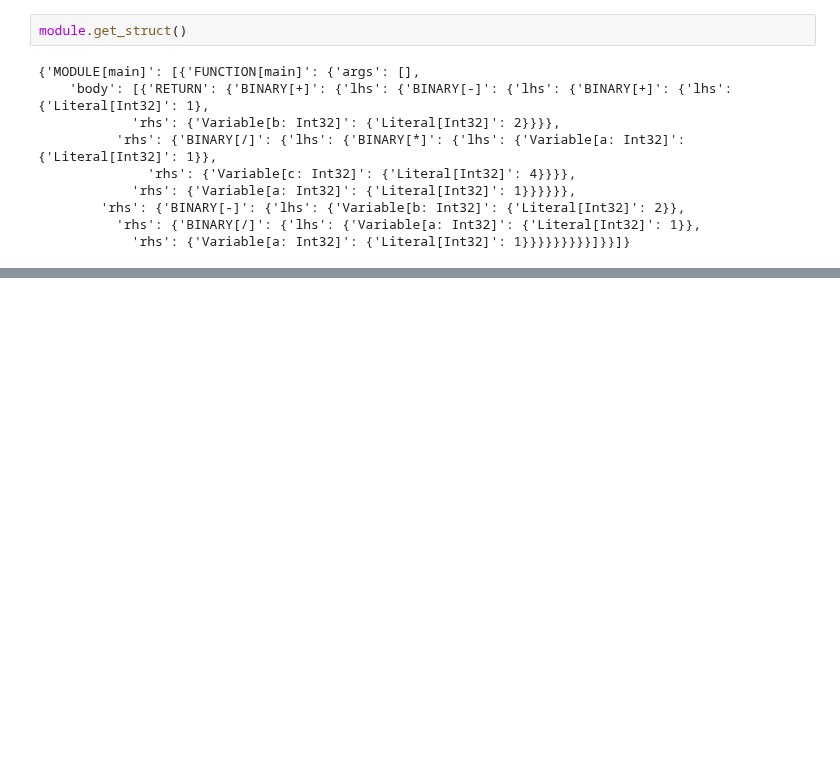
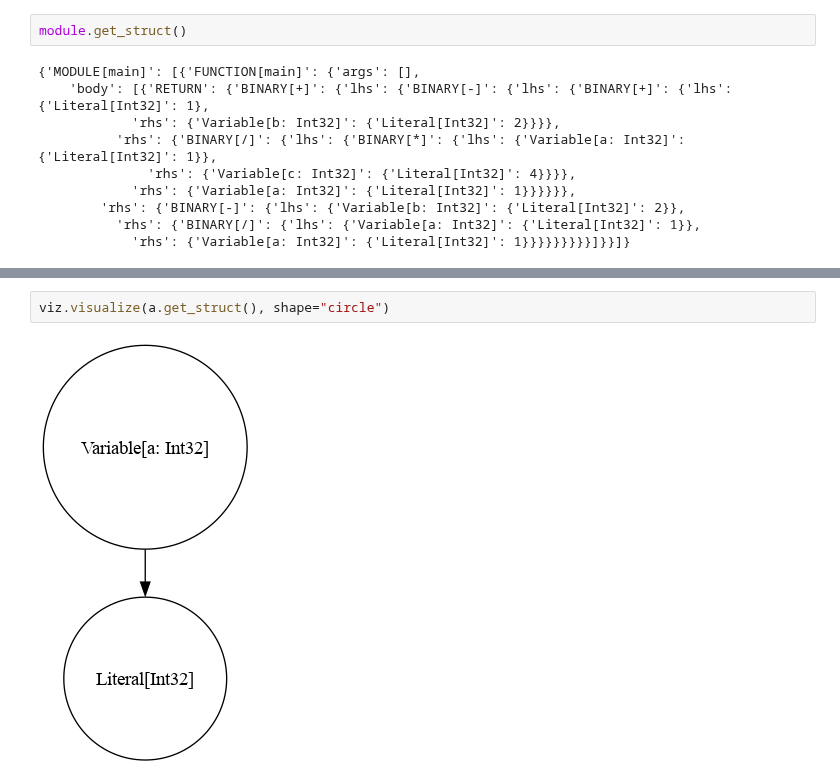
Before and after one commit to arxlang/astx, a Jupyter notebook: docs/example.ipynb, the cells around one changed output, grey strips where cells are left out. Saved outputs shown, nothing was run; the diff lists cells and outputs as text; blank space fills up the shorter version.

```diff
--- a/docs/example.ipynb
+++ b/docs/example.ipynb
@@ -51,0 +62,4 @@ Variable
+# %%
+viz.visualize(a.get_struct(), shape="circle")
+# %% [output]
+[figure, added]
```
Also changed, not shown: parts of 7 cells of this notebook, 1 other file.
